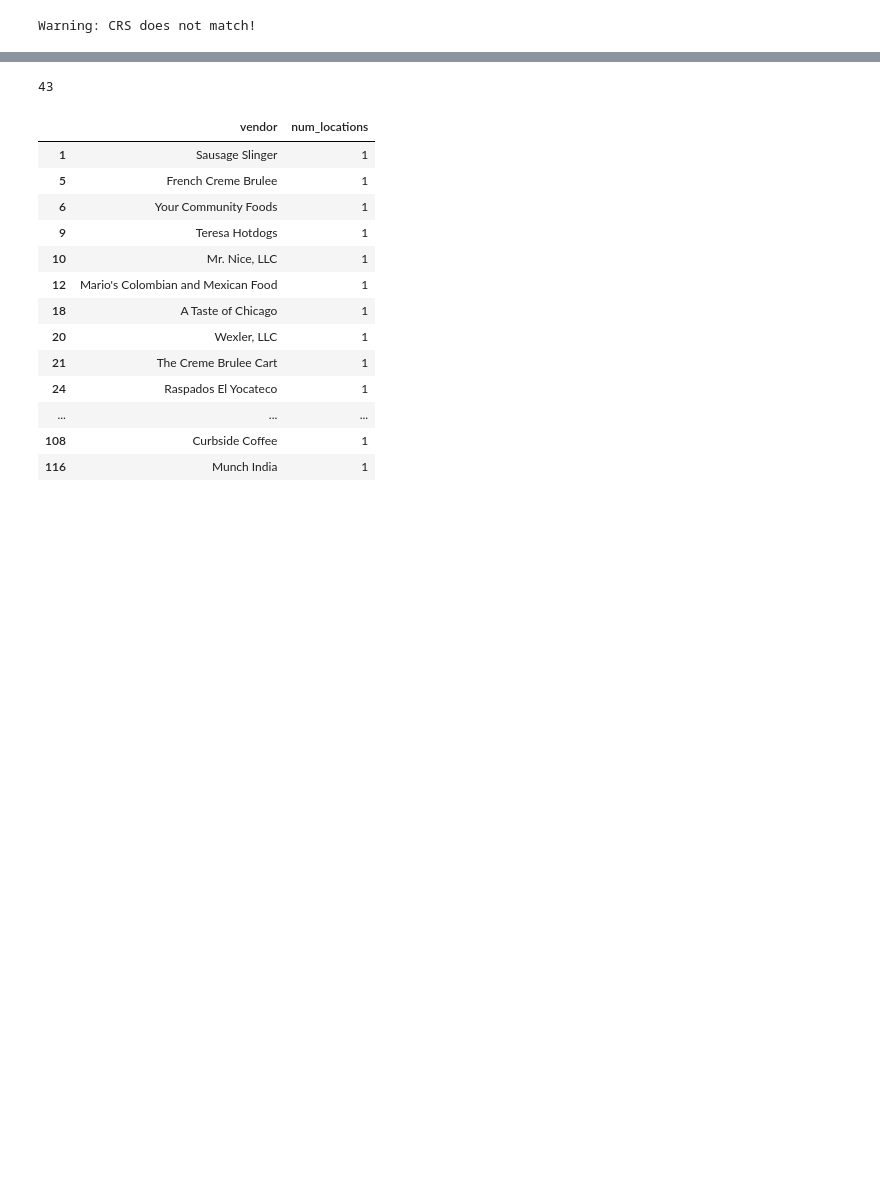
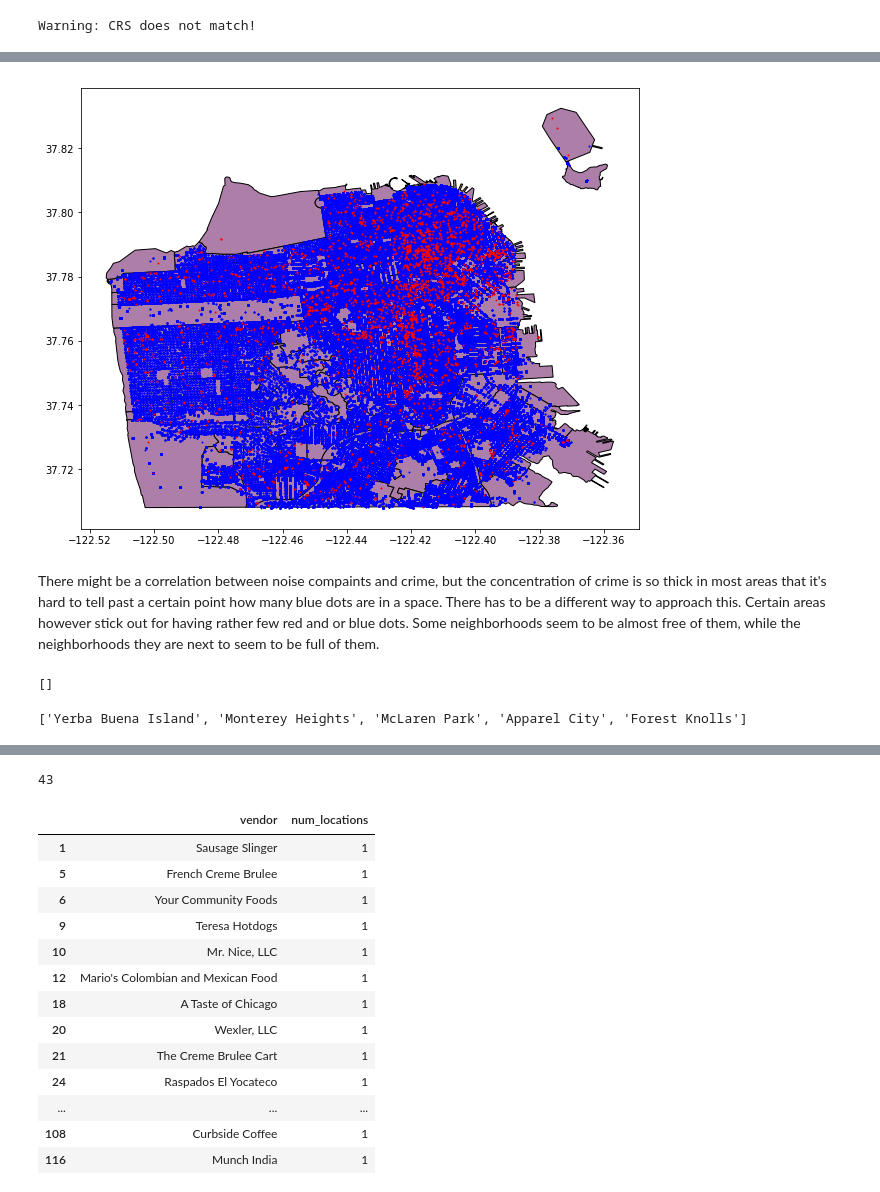
Before and after one commit to stelmanj/sta141b-hw5, a Jupyter notebook: hw5.ipynb, the cells around one changed output, grey strips where cells are left out. Cells and saved outputs as stored; diff of their text form; code cells hidden in the pictures; blank space fills up the shorter version.

```diff
--- a/hw5.ipynb
+++ b/hw5.ipynb
@@ -150,3 +150,28 @@ Warning: CRS does not match!
 | 0 | NON-CRIMINAL | LOST PROPERTY | Monday | 2015-01-19 14:00:00 | MISSION | -122.421582 | 37.761701 | POINT (-122.42158168137 37.761700... | Mission Dolores |
 | 89 | DRUNKENNESS | UNDER INFLUENCE OF ALCOHOL IN A P... | Sunday | 2015-02-01 20:00:00 | MISSION | -122.430495 | 37.764342 | POINT (-122.430494795393 37.76434... | Mission Dolores |
 | 90 | ASSAULT | THREATENING SCHOOL OR PUBLIC EMPL... | Sunday | 2015-02-01 20:00:00 | MISSION | -122.430495 | 37.764342 | POINT (-122.430494795393 37.76434... | Mission Dolores |
+# %%
+sfplot = sanfran.plot(figsize = (10, 10), edgecolor = "black", color = "#ad7fa8")
+crime.plot(ax = sfplot, marker = 'o',color = 'blue', markersize =1,)
+noise.plot(ax = sfplot, marker = 'o',color = 'red', markersize =1)
+plt.show()
+# %% [output]
+[figure, added]
+# %% [markdown]
+There might be a correlation between noise compaints and crime, but the concentration of crime is so thick in most areas that it's hard to tell past a certain point how many blue dots are in a space. There has to be a different way to approach this. Certain areas however stick out for having rather few red and or blue dots. Some neighborhoods seem to be almost free of them, while the neighborhoods they are next to seem to be full of them.
+# %%
+specials = list(sanfran.name)
+for i in list(joined1crime.name.unique()):   # list neighborhoods with no crime reports
+    specials.remove(i)
+
+print(specials)   # :o there are none
+# %% [output]
+[]
+# %%
+specials2 = list(sanfran.name)
+for i in list(joined.name.unique()):     # list neighborhoods with no noise complaints
+    specials2.remove(i)
+
+print(specials2)   # there are 5
+# %% [output]
+['Yerba Buena Island', 'Monterey Heights', 'McLaren Park', 'Apparel City', 'Forest Knolls']
```
Also changed, not shown: parts of 25 cells of this notebook.
